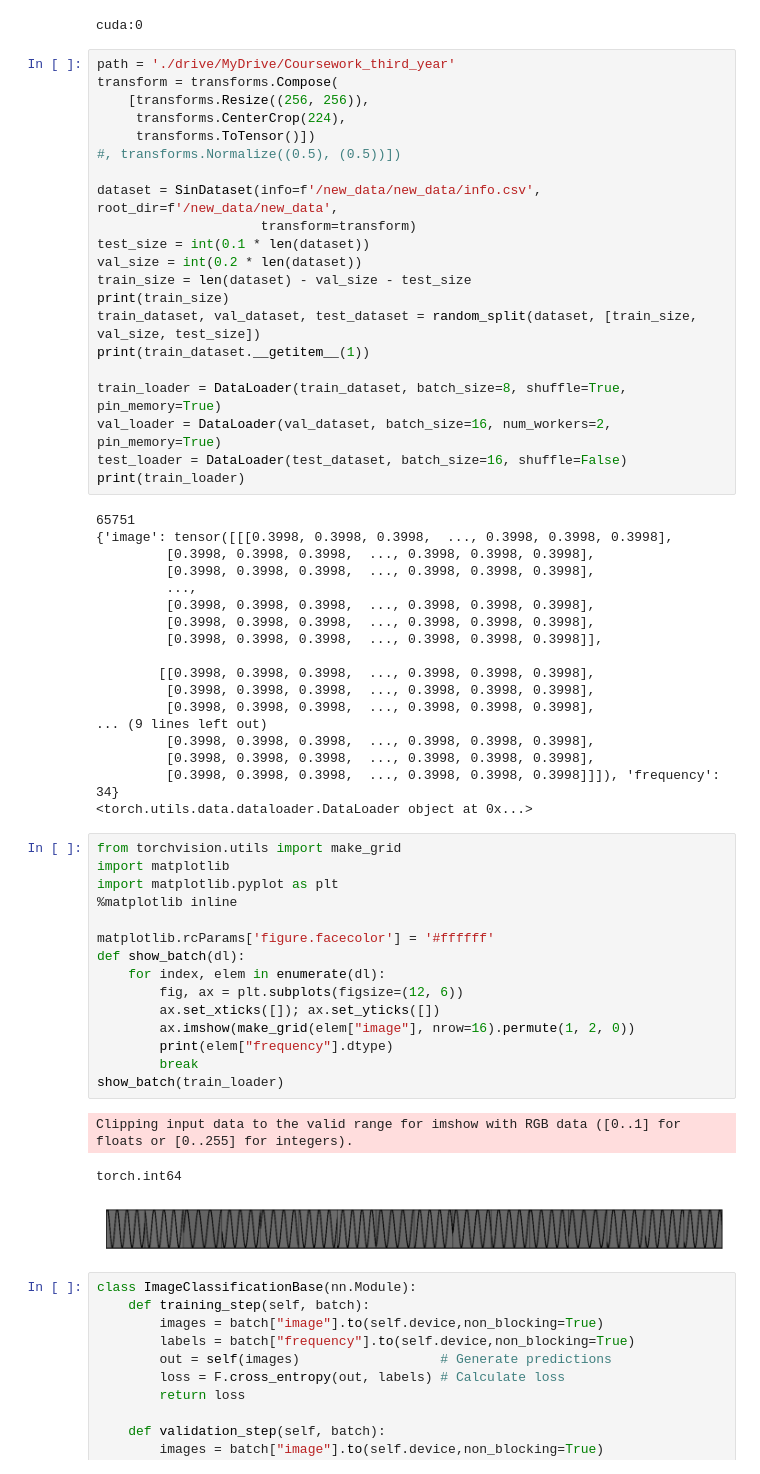
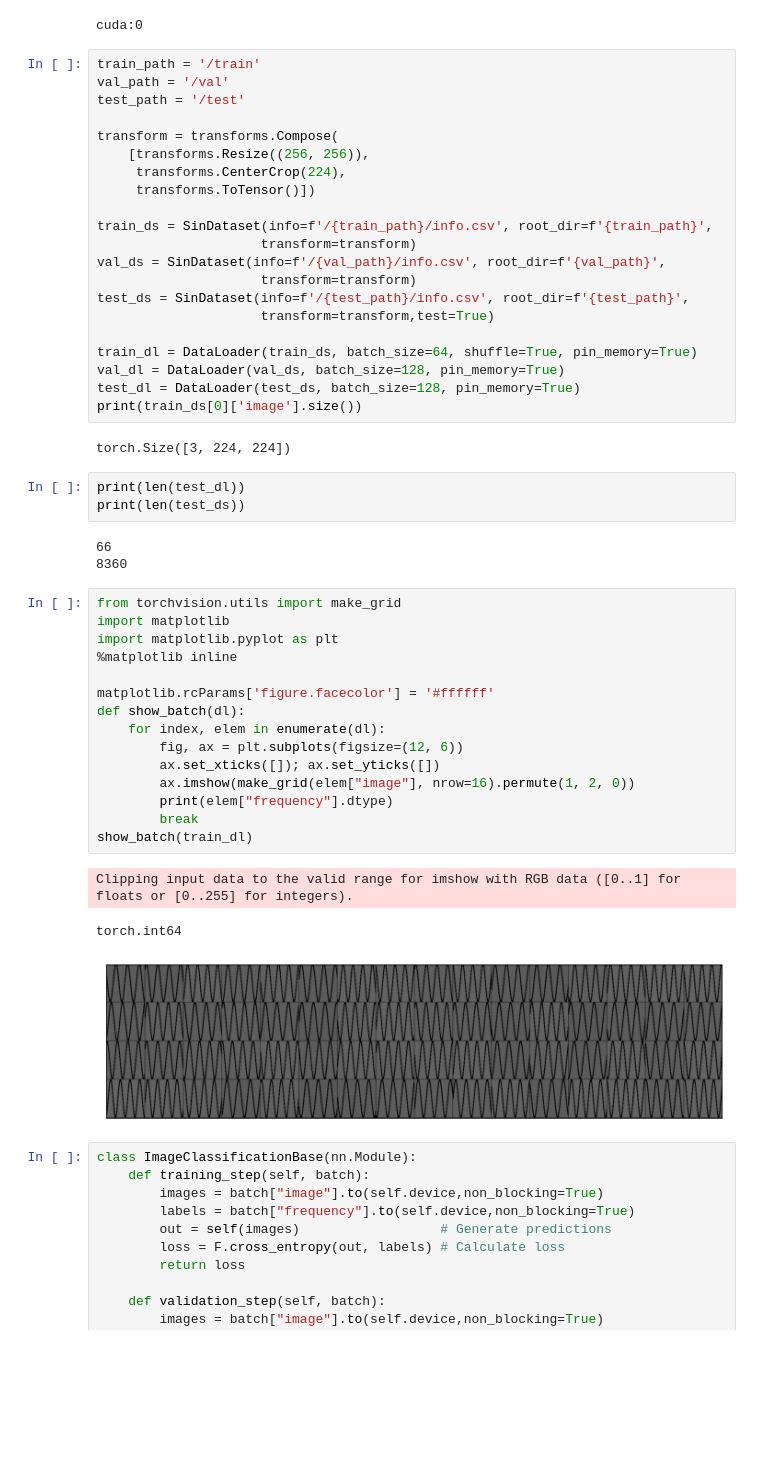
Before and after one commit to SkyWaet/Coursework-third-year, a Jupyter notebook: Coursework_third_year.ipynb, the cells around one changed output. Cells and saved outputs as stored; diff of their text form; blank space fills up the shorter version.

```diff
--- a/Coursework_third_year.ipynb
+++ b/Coursework_third_year.ipynb
@@ -47,64 +47,54 @@ device = torch.device("cuda:0" if torch.cuda.is_available() else "cpu")
 print(device)
 # %% [output]
 cuda:0
-# %%
-path = './drive/MyDrive/Coursework_third_year'
-transform = transforms.Compose(
-    [transforms.Resize((256, 256)),
-     transforms.CenterCrop(224),
-     transforms.ToTensor()])
-#, transforms.Normalize((0.5), (0.5))])
-
-dataset = SinDataset(info=f'/new_data/new_data/info.csv', root_dir=f'/new_data/new_data',
-                     transform=transform)
-test_size = int(0.1 * len(dataset))
-val_size = int(0.2 * len(dataset))
-train_size = len(dataset) - val_size - test_size
-print(train_size)
-train_dataset, val_dataset, test_dataset = random_split(dataset, [train_size, val_size, test_size])
-print(train_dataset.__getitem__(1))
-
-train_loader = DataLoader(train_dataset, batch_size=8, shuffle=True, pin_memory=True)
-val_loader = DataLoader(val_dataset, batch_size=16, num_workers=2, pin_memory=True)
-test_loader = DataLoader(test_dataset, batch_size=16, shuffle=False)
-print(train_loader)
-# %% [output]
-65751
-{'image': tensor([[[0.3998, 0.3998, 0.3998,  ..., 0.3998, 0.3998, 0.3998],
-         [0.3998, 0.3998, 0.3998,  ..., 0.3998, 0.3998, 0.3998],
-         [0.3998, 0.3998, 0.3998,  ..., 0.3998, 0.3998, 0.3998],
-         ...,
-         [0.3998, 0.3998, 0.3998,  ..., 0.3998, 0.3998, 0.3998],
-         [0.3998, 0.3998, 0.3998,  ..., 0.3998, 0.3998, 0.3998],
-         [0.3998, 0.3998, 0.3998,  ..., 0.3998, 0.3998, 0.3998]],
-
-        [[0.3998, 0.3998, 0.3998,  ..., 0.3998, 0.3998, 0.3998],
-         [0.3998, 0.3998, 0.3998,  ..., 0.3998, 0.3998, 0.3998],
-         [0.3998, 0.3998, 0.3998,  ..., 0.3998, 0.3998, 0.3998],
-... (9 lines left out)
-         [0.3998, 0.3998, 0.3998,  ..., 0.3998, 0.3998, 0.3998],
-         [0.3998, 0.3998, 0.3998,  ..., 0.3998, 0.3998, 0.3998],
-         [0.3998, 0.3998, 0.3998,  ..., 0.3998, 0.3998, 0.3998]]]), 'frequency': 34}
-<torch.utils.data.dataloader.DataLoader object at 0x...>
+# %%
+train_path = '/train'
+val_path = '/val'
+test_path = '/test'
+
+transform = transforms.Compose(
+    [transforms.Resize((256, 256)),
+     transforms.CenterCrop(224),
+     transforms.ToTensor()])
+
+train_ds = SinDataset(info=f'/{train_path}/info.csv', root_dir=f'{train_path}',
+                     transform=transform)
+val_ds = SinDataset(info=f'/{val_path}/info.csv', root_dir=f'{val_path}',
+                     transform=transform)
+test_ds = SinDataset(info=f'/{test_path}/info.csv', root_dir=f'{test_path}',
+                     transform=transform,test=True)
+
+train_dl = DataLoader(train_ds, batch_size=64, shuffle=True, pin_memory=True)
+val_dl = DataLoader(val_ds, batch_size=128, pin_memory=True)
+test_dl = DataLoader(test_ds, batch_size=128, pin_memory=True)
+print(train_ds[0]['image'].size())
+# %% [output]
+torch.Size([3, 224, 224])
+# %%
+print(len(test_dl))
+print(len(test_ds))
+# %% [output]
+66
+8360
 # %%
 from torchvision.utils import make_grid
 import matplotlib
 import matplotlib.pyplot as plt
 %matplotlib inline
 
 matplotlib.rcParams['figure.facecolor'] = '#ffffff'
 def show_batch(dl):
     for index, elem in enumerate(dl):
         fig, ax = plt.subplots(figsize=(12, 6))
         ax.set_xticks([]); ax.set_yticks([])
         ax.imshow(make_grid(elem["image"], nrow=16).permute(1, 2, 0))
         print(elem["frequency"].dtype)
         break
-show_batch(train_loader)
+show_batch(train_dl)
 # %% [output]
 Clipping input data to the valid range for imshow with RGB data ([0..1] for floats or [0..255] for integers).
 torch.int64
-[figure, old version]
+[figure, new version]
 # %%
 class ImageClassificationBase(nn.Module):
     def training_step(self, batch):
```
Also changed, not shown: parts of 31 cells of this notebook.
